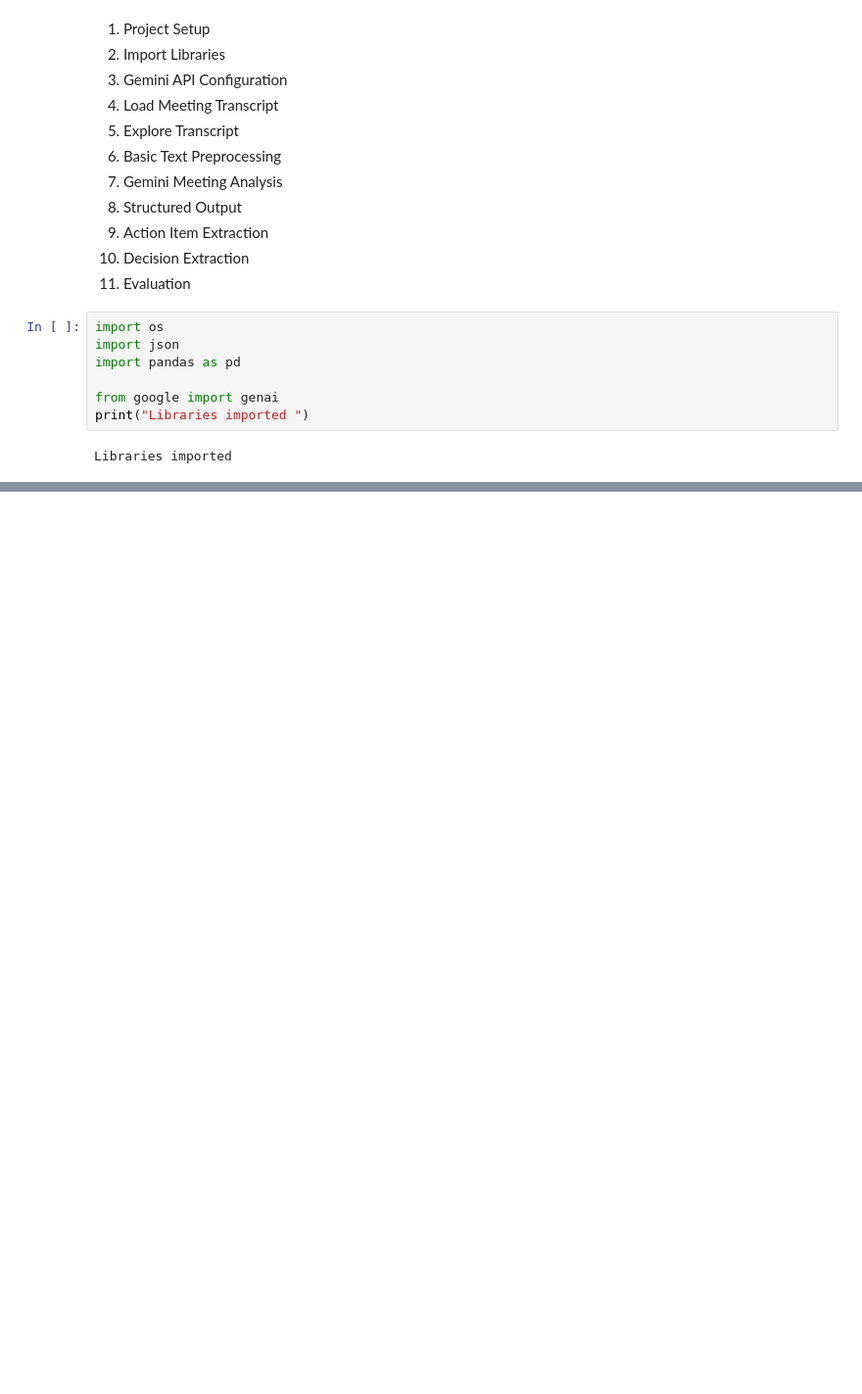
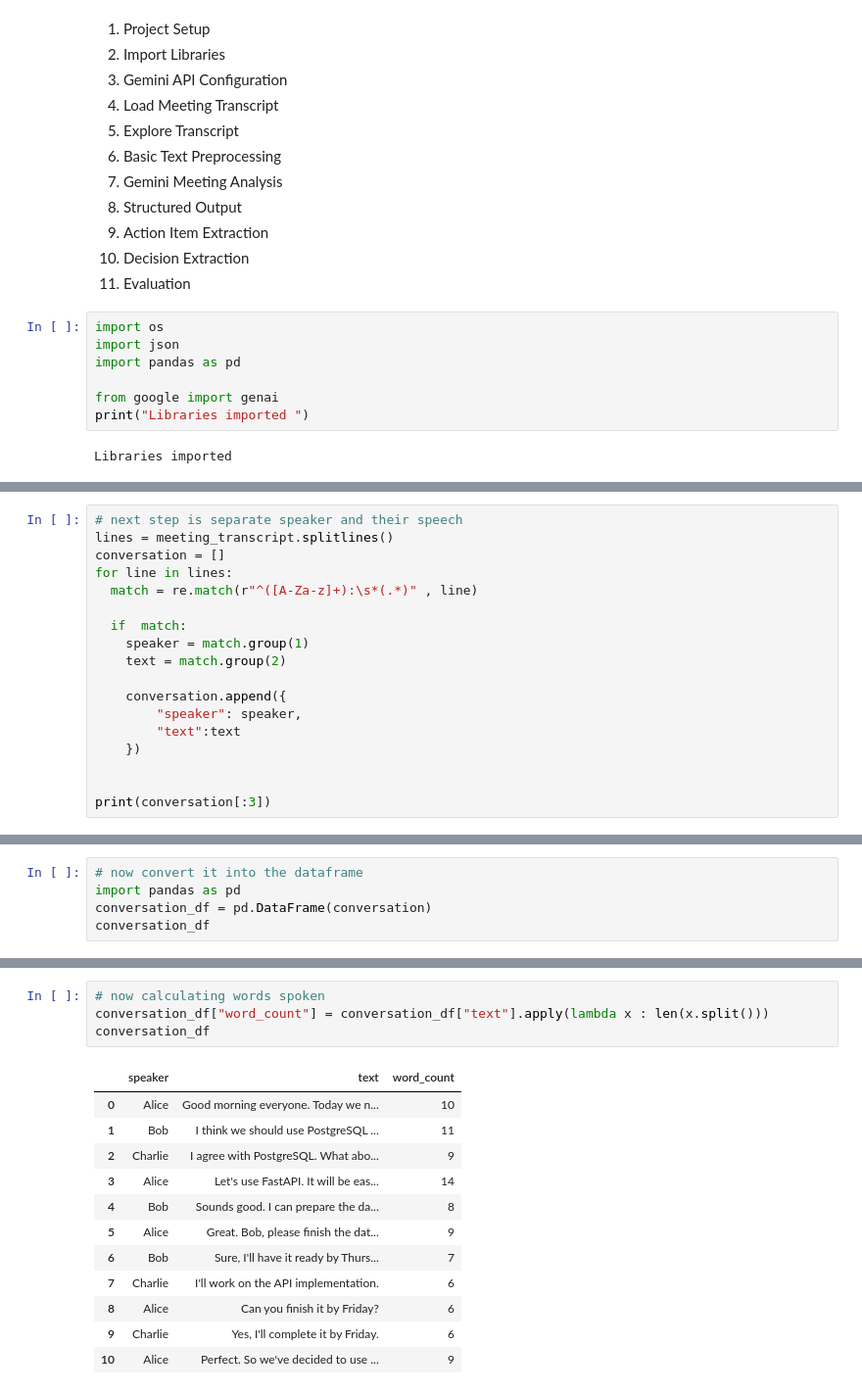
Before and after one commit to umang0015/Meeting-Intelligence-System, a Jupyter notebook: Meeting_Intelligence_System.ipynb, the cells around one changed output, grey strips where cells are left out. Shown at 98% size. Drawn from its saved outputs; the diff is of its cells as text; blank space fills up the shorter version.

```diff
--- a/Meeting_Intelligence_System.ipynb
+++ b/Meeting_Intelligence_System.ipynb
@@ -43,0 +125,18 @@ print(response.text)
+# %%
+# next step is separate speaker and their speech
+lines = meeting_transcript.splitlines()
+conversation = []
+for line in lines:
+  match = re.match(r"^([A-Za-z]+):\s*(.*)" , line)
+
+  if  match:
+    speaker = match.group(1)
+    text = match.group(2)
+
+    conversation.append({
+        "speaker": speaker,
+        "text":text
+    })
+
+
+print(conversation[:3])
@@ -43,0 +145,5 @@ print(response.text)
+# %%
+# now convert it into the dataframe
+import pandas as pd
+conversation_df = pd.DataFrame(conversation)
+conversation_df
@@ -43,0 +183,17 @@ print(response.text)
+# %%
+# now calculating words spoken
+conversation_df["word_count"] = conversation_df["text"].apply(lambda x : len(x.split()))
+conversation_df
+# %% [output]
+|  | speaker | text | word_count |
+| 0 | Alice | Good morning everyone. Today we n... | 10 |
+| 1 | Bob | I think we should use PostgreSQL ... | 11 |
+| 2 | Charlie | I agree with PostgreSQL. What abo... | 9 |
+| 3 | Alice | Let's use FastAPI. It will be eas... | 14 |
+| 4 | Bob | Sounds good. I can prepare the da... | 8 |
+| 5 | Alice | Great. Bob, please finish the dat... | 9 |
+| 6 | Bob | Sure, I'll have it ready by Thurs... | 7 |
+| 7 | Charlie | I'll work on the API implementation. | 6 |
+| 8 | Alice | Can you finish it by Friday? | 6 |
+| 9 | Charlie | Yes, I'll complete it by Friday. | 6 |
+| 10 | Alice | Perfect. So we've decided to use ... | 9 |
```
Also changed, not shown: parts of 36 cells of this notebook.
